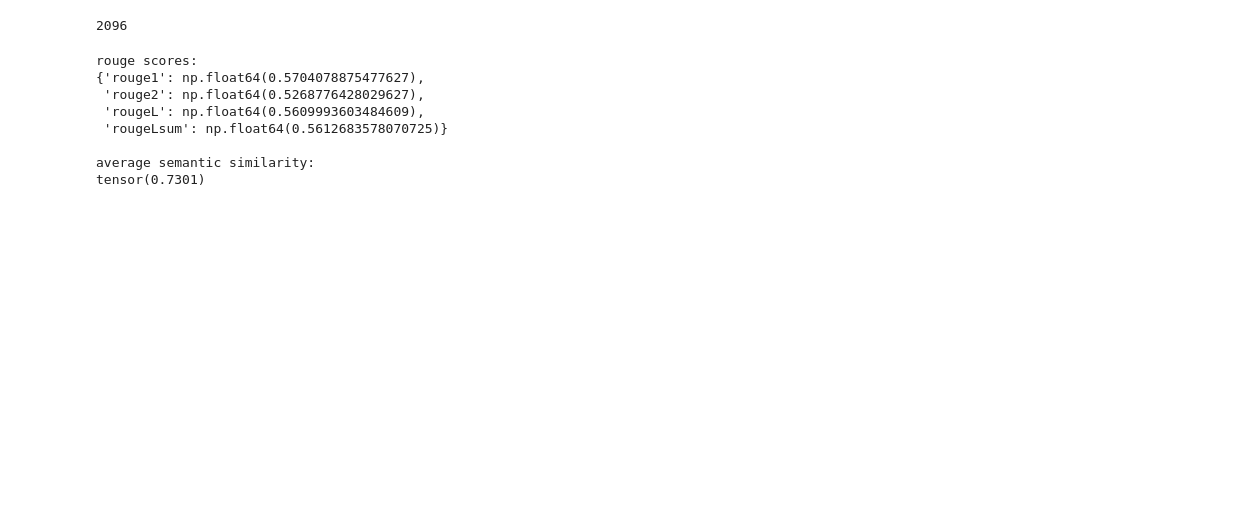
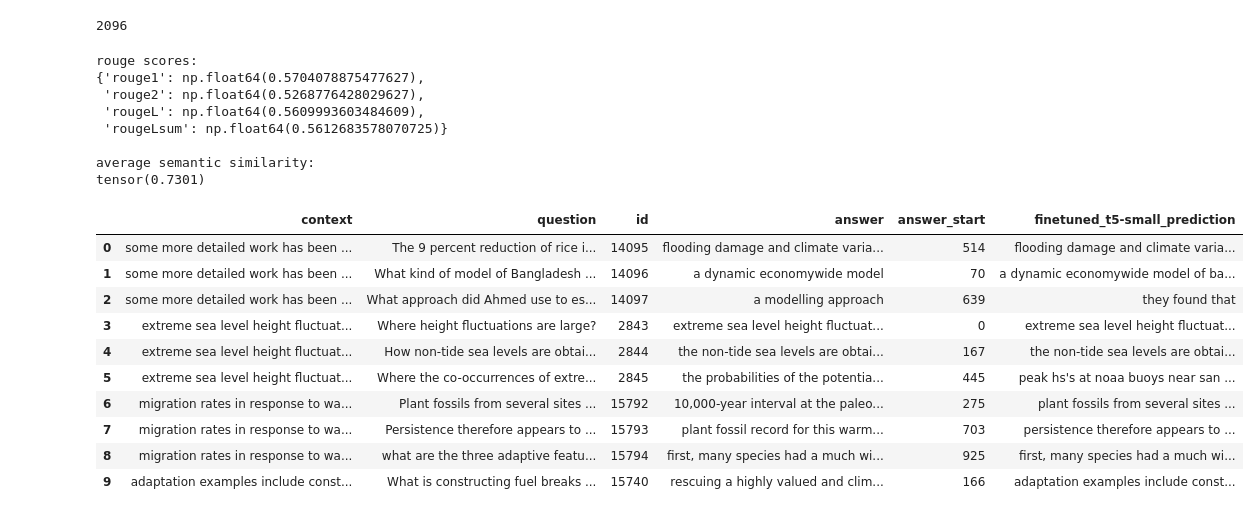
Before and after one commit to grace-murnaghan/266-project-marisa-grace, a Jupyter notebook: T5_small_finetuned_inference.ipynb, the cells around one changed output. Cells and saved outputs as stored; diff of their text form; code cells hidden in the pictures; blank space fills up the shorter version.

Commit message:
test inference on 3 epoch model

```diff
--- a/T5_small_finetuned_inference.ipynb
+++ b/T5_small_finetuned_inference.ipynb
@@ -185,3 +165,19 @@ rouge scores:
 
 average semantic similarity:
 tensor(0.7301)
+# %%
+results_df = test_df.copy()
+results_df['finetuned_t5-small_prediction'] = predictions
+results_df.head(10)
+# %% [output]
+|  | context | question | id | answer | answer_start | finetuned_t5-small_prediction |
+| 0 | some more detailed work has been ... | The 9 percent reduction of rice i... | 14095 | flooding damage and climate varia... | 514 | flooding damage and climate varia... |
+| 1 | some more detailed work has been ... | What kind of model of Bangladesh ... | 14096 | a dynamic economywide model | 70 | a dynamic economywide model of ba... |
+| 2 | some more detailed work has been ... | What approach did Ahmed use to es... | 14097 | a modelling approach | 639 | they found that |
+| 3 | extreme sea level height fluctuat... | Where height fluctuations are large? | 2843 | extreme sea level height fluctuat... | 0 | extreme sea level height fluctuat... |
+| 4 | extreme sea level height fluctuat... | How non-tide sea levels are obtai... | 2844 | the non-tide sea levels are obtai... | 167 | the non-tide sea levels are obtai... |
+| 5 | extreme sea level height fluctuat... | Where the co-occurrences of extre... | 2845 | the probabilities of the potentia... | 445 | peak hs's at noaa buoys near san ... |
+| 6 | migration rates in response to wa... | Plant fossils from several sites ... | 15792 | 10,000-year interval at the paleo... | 275 | plant fossils from several sites ... |
+| 7 | migration rates in response to wa... | Persistence therefore appears to ... | 15793 | plant fossil record for this warm... | 703 | persistence therefore appears to ... |
+| 8 | migration rates in response to wa... | what are the three adaptive featu... | 15794 | first, many species had a much wi... | 925 | first, many species had a much wi... |
+| 9 | adaptation examples include const... | What is constructing fuel breaks ... | 15740 | rescuing a highly valued and clim... | 166 | adaptation examples include const... |
```
Also changed, not shown: parts of 19 cells of this notebook.
